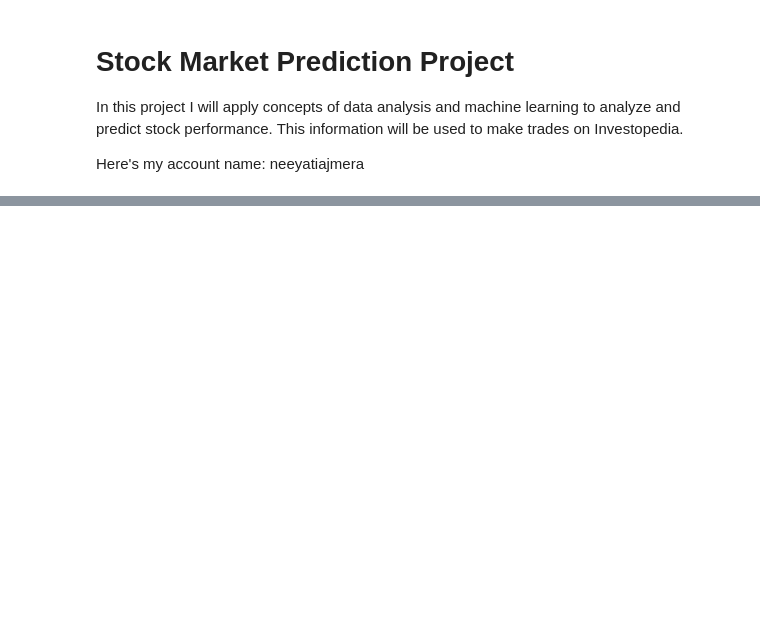
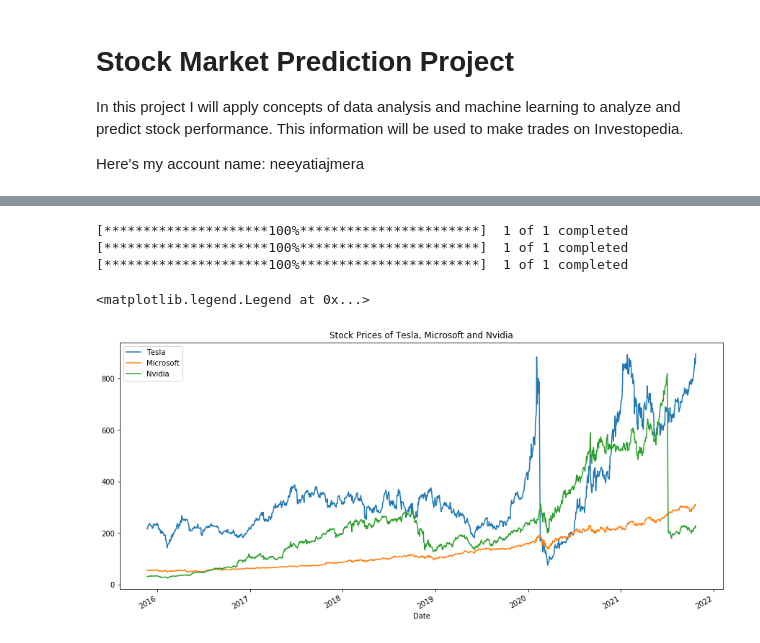
Before and after one commit to neeyatiajmera/StockMarketProject, a Jupyter notebook: Stock Market Project .ipynb, the cells around one changed output, grey strips where cells are left out. Saved outputs shown, nothing was run; the diff lists cells and outputs as text; code cells hidden in the pictures; blank space fills up the shorter version.

```diff
--- a/Stock Market Project .ipynb
+++ b/Stock Market Project .ipynb
@@ -102,0 +71,18 @@ SyntaxError: invalid syntax (<ipython-input-2-3a66936b7cc7>, line 37)
+# %%
+start = "2015-11-23"
+end = "2021-10-23"
+tesla = yf.download('TSLA',start,end)
+microsoft = yf.download('MSFT',start,end)
+nvidia = yf.download('NVDA',start,end)
+
+tesla['Open'].plot(label = 'Tesla', figsize = (15,7))
+microsoft['Open'].plot(label = 'Microsoft')
+nvidia['Open'].plot(label = 'Nvidia')
+plt.title('Stock Prices of Tesla, Microsoft and Nvidia')
+plt.legend()
+# %% [output]
+[*********************100%***********************]  1 of 1 completed
+[*********************100%***********************]  1 of 1 completed
+[*********************100%***********************]  1 of 1 completed
+<matplotlib.legend.Legend at 0x...>
+[figure, added]
```
Also changed, not shown: parts of 20 cells of this notebook, 1 other file.
